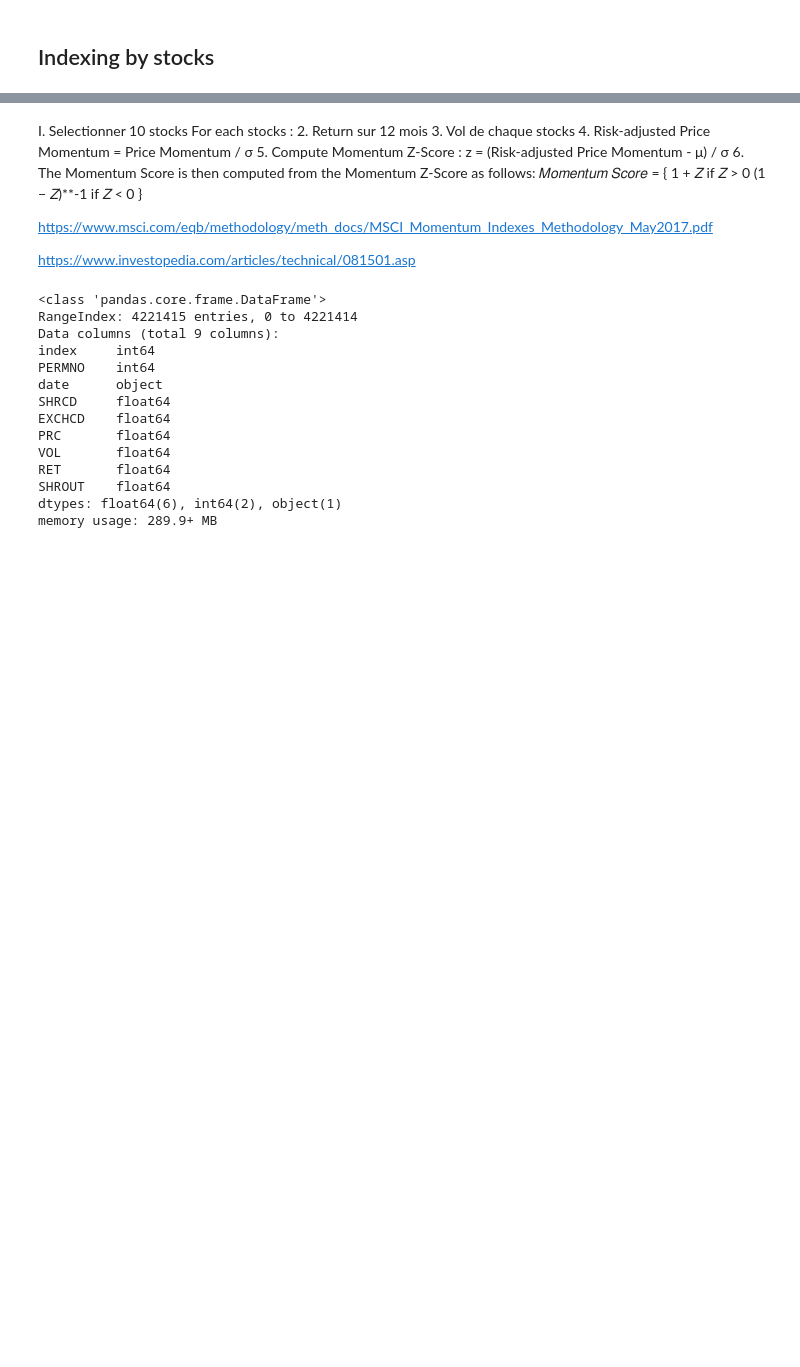
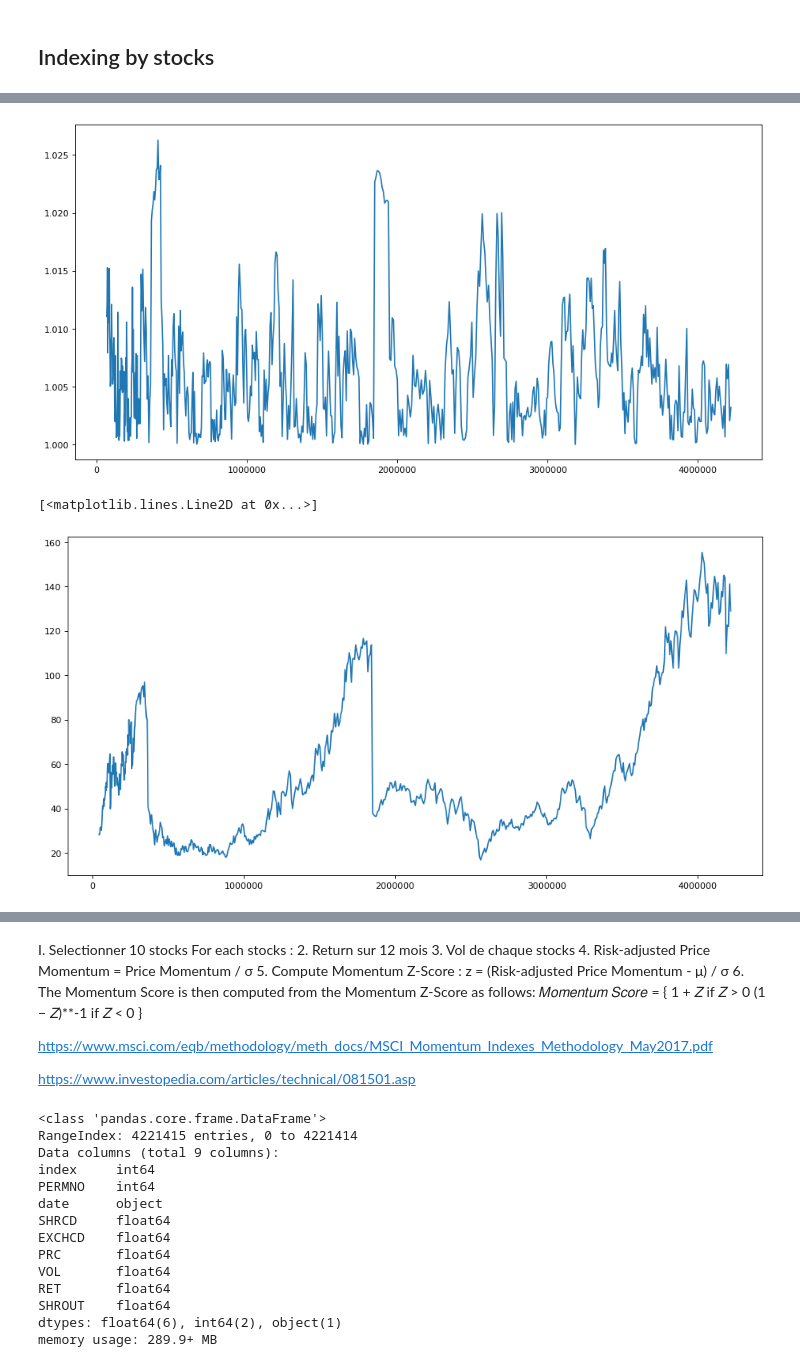
Before and after one commit to nilsjanvier/msc_fbd_portfolflio_trading, a Jupyter notebook: Trading project Midi.ipynb, the cells around one changed output, grey strips where cells are left out. Drawn from its saved outputs; the diff is of its cells as text; code cells hidden in the pictures; blank space fills up the shorter version.

```diff
--- a/Trading project Midi.ipynb
+++ b/Trading project Midi.ipynb
@@ -52,3 +142,13 @@ df
+# %%
+fig=plt.figure(figsize=(14, 7), dpi= 80, facecolor='w', edgecolor='k')
+plt.plot(df[df.PERMNO == 40272].index, df[df.PERMNO == 40272]['momentum_score'])
+plt.show()
+fig=plt.figure(figsize=(14, 7), dpi= 80, facecolor='w', edgecolor='k')
+plt.plot(df[df.PERMNO == 40272].index, df[df.PERMNO == 40272]['PRC'])
+# %% [output]
+[figure, added]
+[<matplotlib.lines.Line2D at 0x...>]
+[figure, added]
 # %%
 df_group = df.groupby(['PERMNO','date'])[['EXCHCD', 'SHRCD', 'PRC', 'VOL', 'RET','SHROUT']].agg(sum)
 df_group.reset_index(inplace= True)
```
Also changed, not shown: parts of 8 cells of this notebook.
